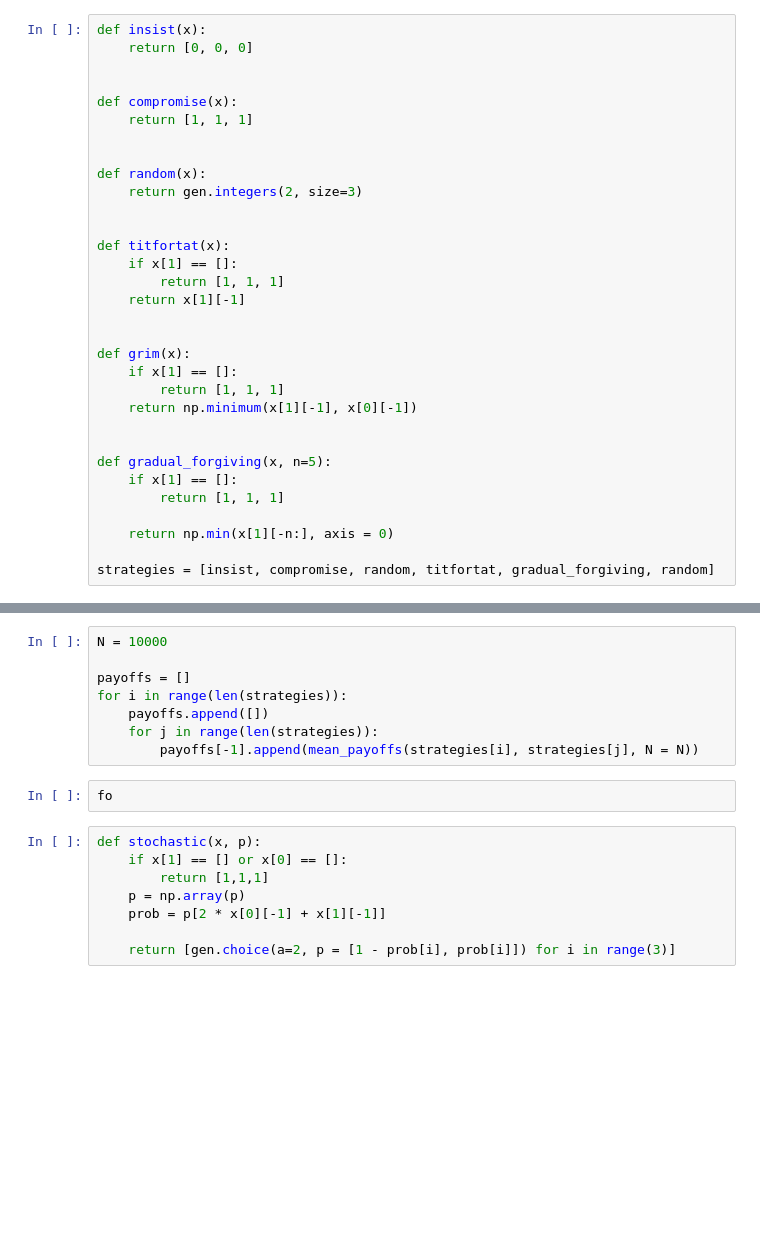
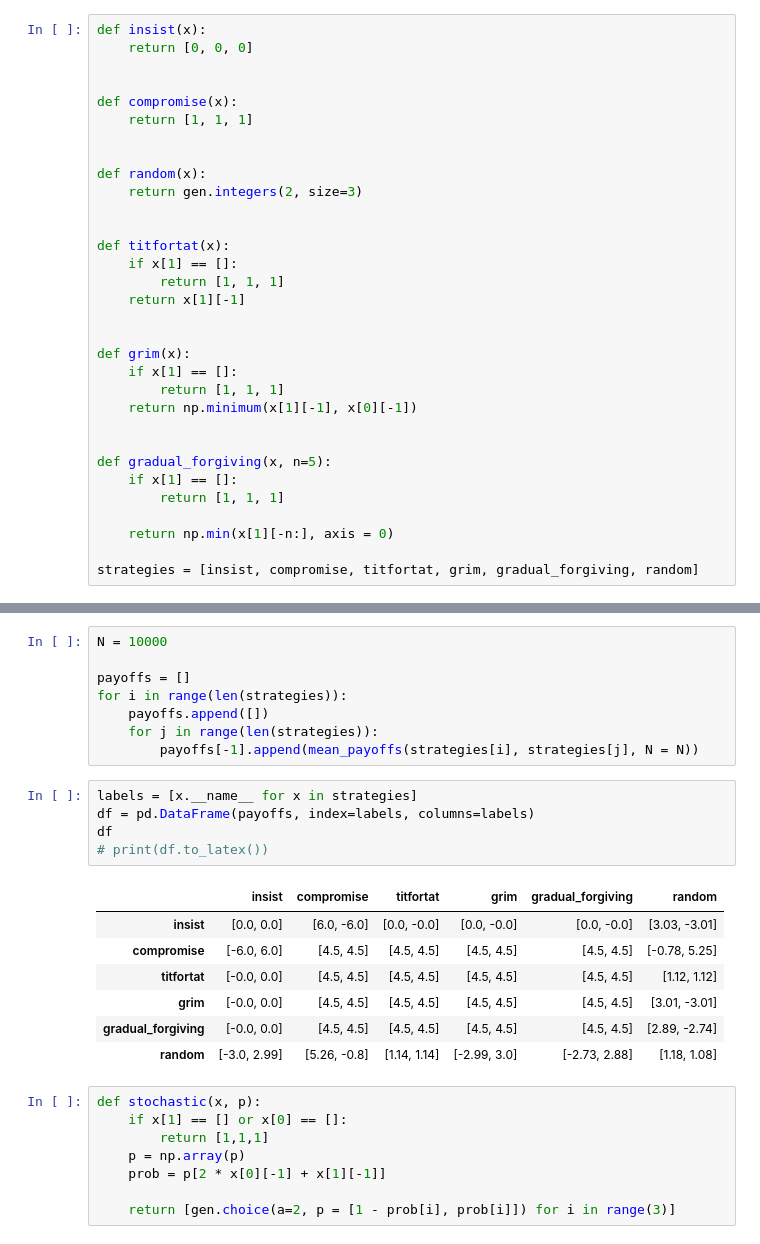
Before and after one commit to naqib-a/MATH-70141, a Jupyter notebook: CW/iterated game.ipynb, the cells around one changed output, grey strips where cells are left out. Cells and saved outputs as stored; diff of their text form; blank space fills up the shorter version.

```diff
--- a/CW/iterated game.ipynb
+++ b/CW/iterated game.ipynb
@@ -45,7 +38,7 @@ def gradual_forgiving(x, n=5):
 
     return np.min(x[1][-n:], axis = 0)
 
-strategies = [insist, compromise, random, titfortat, gradual_forgiving, random]
+strategies = [insist, compromise, titfortat, grim, gradual_forgiving, random]
 # %%
 def game(strategy_A, strategy_B, N):
     choices = [[], []]
@@ -83,8 +82,19 @@ for i in range(len(strategies)):
     payoffs.append([])
     for j in range(len(strategies)):
         payoffs[-1].append(mean_payoffs(strategies[i], strategies[j], N = N))
-# %%
-fo
+# %%
+labels = [x.__name__ for x in strategies]
+df = pd.DataFrame(payoffs, index=labels, columns=labels)
+df
+# print(df.to_latex())
+# %% [output]
+|  | insist | compromise | titfortat | grim | gradual_forgiving | random |
+| insist | [0.0, 0.0] | [6.0, -6.0] | [0.0, -0.0] | [0.0, -0.0] | [0.0, -0.0] | [3.03, -3.01] |
+| compromise | [-6.0, 6.0] | [4.5, 4.5] | [4.5, 4.5] | [4.5, 4.5] | [4.5, 4.5] | [-0.78, 5.25] |
+| titfortat | [-0.0, 0.0] | [4.5, 4.5] | [4.5, 4.5] | [4.5, 4.5] | [4.5, 4.5] | [1.12, 1.12] |
+| grim | [-0.0, 0.0] | [4.5, 4.5] | [4.5, 4.5] | [4.5, 4.5] | [4.5, 4.5] | [3.01, -3.01] |
+| gradual_forgiving | [-0.0, 0.0] | [4.5, 4.5] | [4.5, 4.5] | [4.5, 4.5] | [4.5, 4.5] | [2.89, -2.74] |
+| random | [-3.0, 2.99] | [5.26, -0.8] | [1.14, 1.14] | [-2.99, 3.0] | [-2.73, 2.88] | [1.18, 1.08] |
 # %%
 def stochastic(x, p):
     if x[1] == [] or x[0] == []:
```
Also changed, not shown: parts of 7 cells of this notebook.
